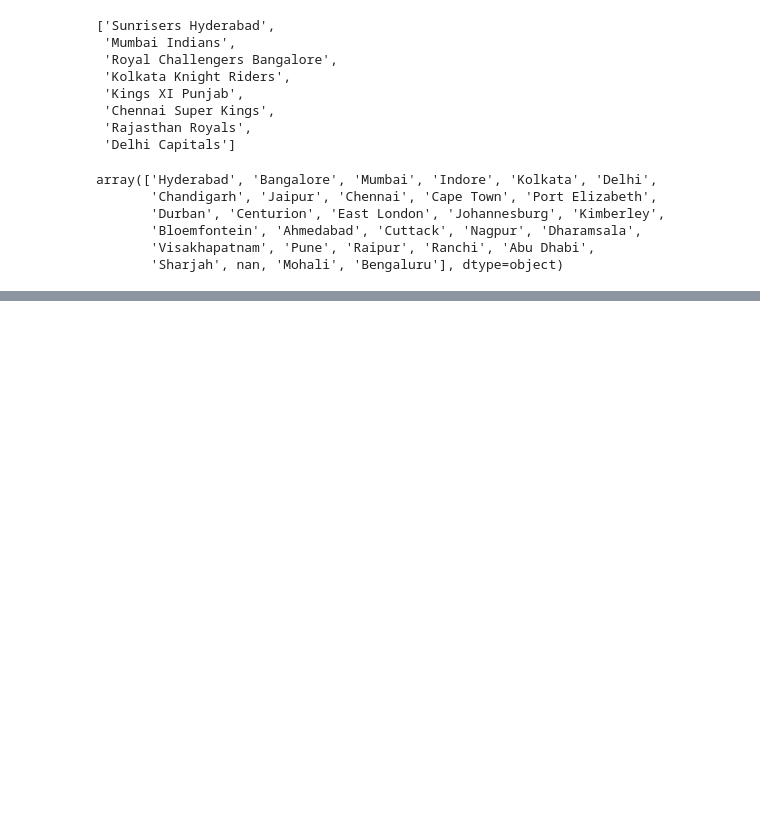
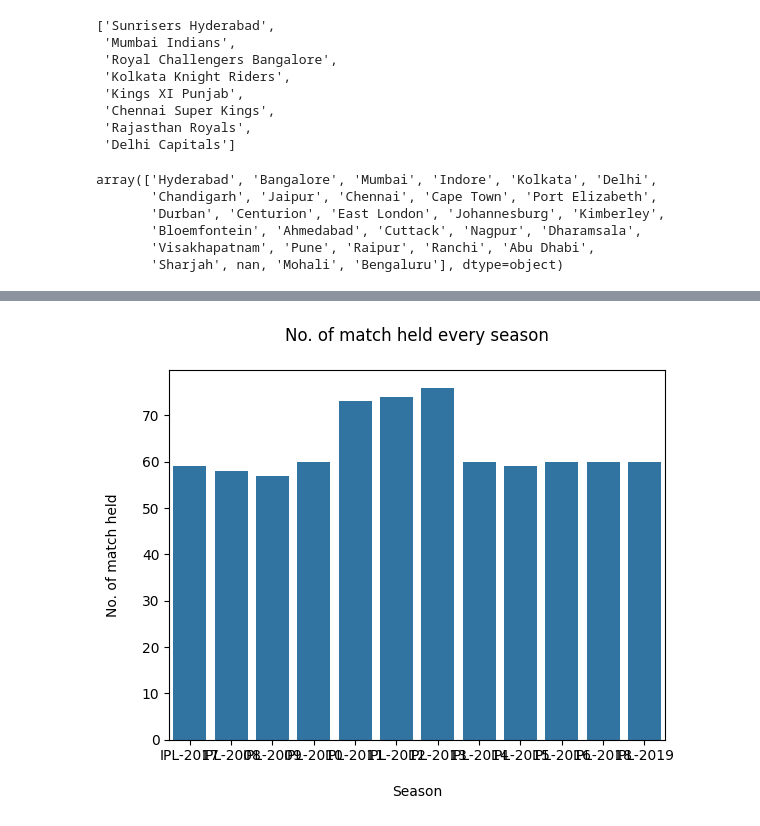
Before and after one commit to sukhpreet02/Stock-prediction-model, a Jupyter notebook: Untitled10.ipynb, the cells around one changed output, grey strips where cells are left out. Saved outputs shown, nothing was run; the diff lists cells and outputs as text; code cells hidden in the pictures; blank space fills up the shorter version.

```diff
--- a/Untitled10.ipynb
+++ b/Untitled10.ipynb
@@ -413,0 +434,8 @@ pickle.dump(pipe,open('pipe.pkl','wb'))
+# %%
+sns.countplot(x='Season', data=match)
+plt.title('No. of match held every season\n')
+plt.xlabel('\nSeason')
+plt.ylabel('No. of match held\n')
+plt.show()
+# %% [output]
+[figure, added]
```
Also changed, not shown: parts of 16 cells of this notebook.
